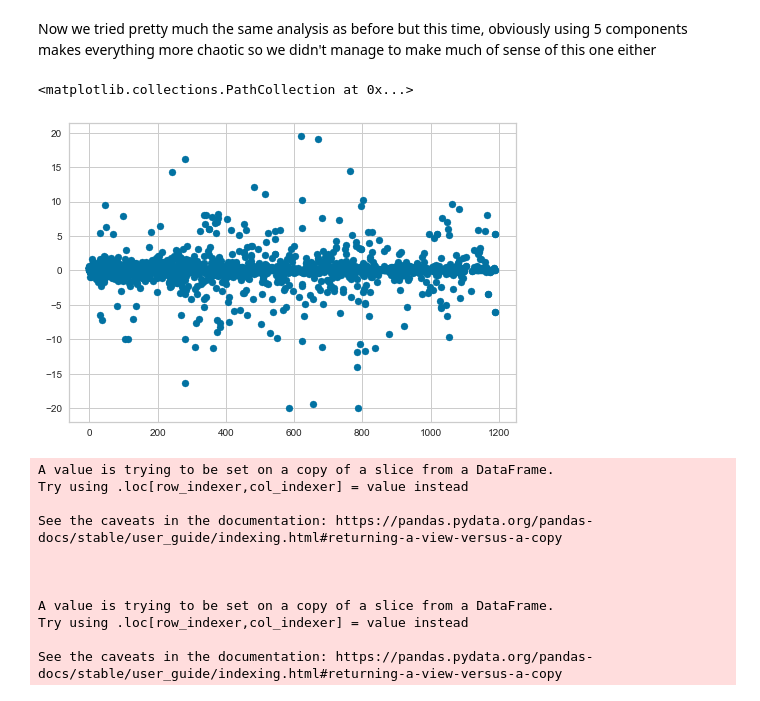
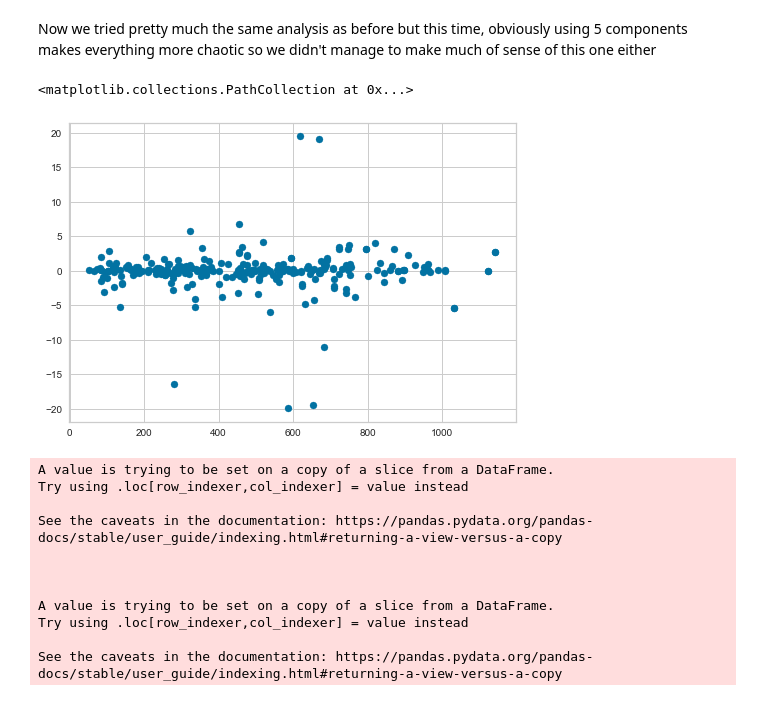
Before and after one commit to tommdim/statistics-101, a Jupyter notebook: project/src/main.ipynb, the cells around one changed output. Drawn from its saved outputs; the diff is of its cells as text; code cells hidden in the pictures.

```diff
--- a/project/src/main.ipynb
+++ b/project/src/main.ipynb
@@ -1244,10 +1244,10 @@ plot_gmm(model, Delta_HR_pos.to_numpy())
 # %% [markdown]
 Now we tried pretty much the same analysis as before but this time, obviously using 5 components makes everything more chaotic so we didn't manage to make much of sense of this one either
 # %%
-X = df['Time']
-Y = df['DeltaPos']
+X = ncdf['Time']
+Y = ncdf['DeltaPos']
 plt.scatter(X,Y)
 # %% [output]
 <matplotlib.collections.PathCollection at 0x...>
-[figure, old version]
+[figure, new version]
 # %%
```
Also changed, not shown: parts of 10 cells of this notebook.
